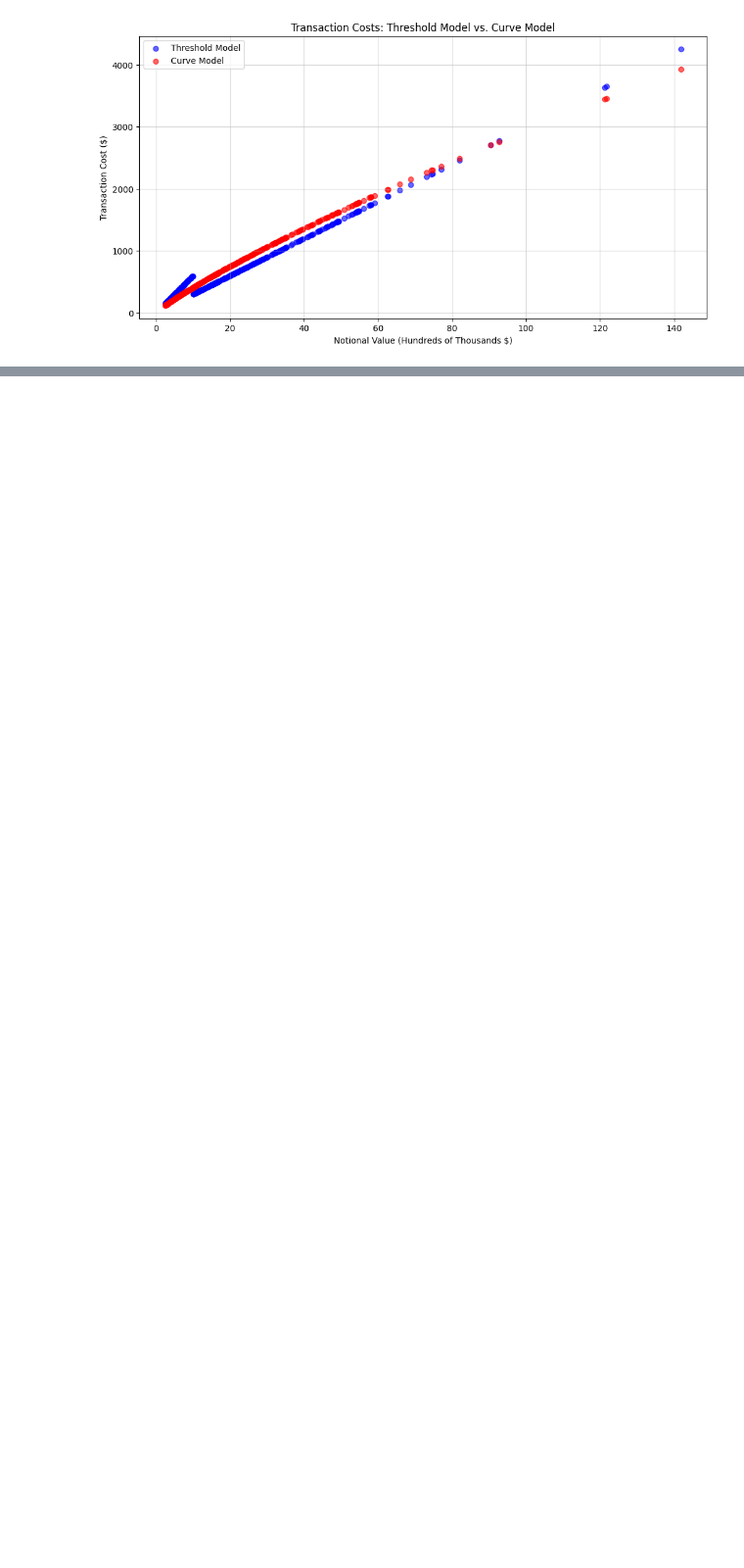
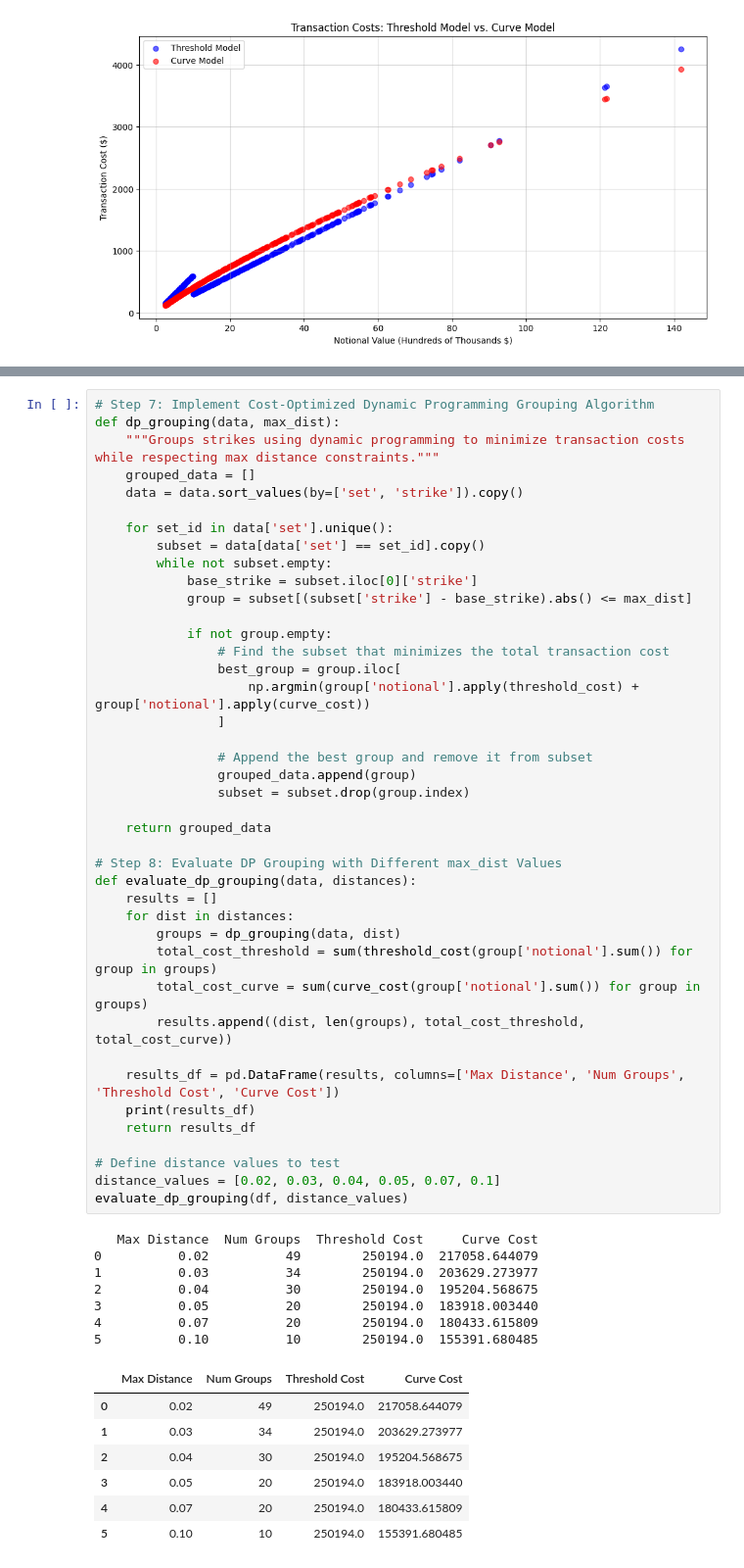
Before and after one commit to cole-le/SymetraProject, a Jupyter notebook: ColeLe_Symetra_Project.ipynb, the cells around one changed output, grey strips where cells are left out. Shown at 98% size. Cells and saved outputs as stored; diff of their text form; blank space fills up the shorter version.

```diff
--- a/ColeLe_Symetra_Project.ipynb
+++ b/ColeLe_Symetra_Project.ipynb
@@ -115,0 +195,56 @@ results_df = evaluate_distances(df, distance_values)
+# %%
+# Step 7: Implement Cost-Optimized Dynamic Programming Grouping Algorithm
+def dp_grouping(data, max_dist):
+    """Groups strikes using dynamic programming to minimize transaction costs while respecting max distance constraints."""
+    grouped_data = []
+    data = data.sort_values(by=['set', 'strike']).copy()
+
+    for set_id in data['set'].unique():
+        subset = data[data['set'] == set_id].copy()
+        while not subset.empty:
+            base_strike = subset.iloc[0]['strike']
+            group = subset[(subset['strike'] - base_strike).abs() <= max_dist]
+
+            if not group.empty:
+                # Find the subset that minimizes the total transaction cost
+                best_group = group.iloc[
+                    np.argmin(group['notional'].apply(threshold_cost) + group['notional'].apply(curve_cost))
+                ]
+
+                # Append the best group and remove it from subset
+                grouped_data.append(group)
+                subset = subset.drop(group.index)
+
+    return grouped_data
+
+# Step 8: Evaluate DP Grouping with Different max_dist Values
+def evaluate_dp_grouping(data, distances):
+    results = []
+    for dist in distances:
+        groups = dp_grouping(data, dist)
+        total_cost_threshold = sum(threshold_cost(group['notional'].sum()) for group in groups)
+        total_cost_curve = sum(curve_cost(group['notional'].sum()) for group in groups)
+        results.append((dist, len(groups), total_cost_threshold, total_cost_curve))
+
+    results_df = pd.DataFrame(results, columns=['Max Distance', 'Num Groups', 'Threshold Cost', 'Curve Cost'])
+    print(results_df)
+    return results_df
+
+# Define distance values to test
+distance_values = [0.02, 0.03, 0.04, 0.05, 0.07, 0.1]
+evaluate_dp_grouping(df, distance_values)
+# %% [output]
+   Max Distance  Num Groups  Threshold Cost     Curve Cost
+0          0.02          49        250194.0  217058.644079
+1          0.03          34        250194.0  203629.273977
+2          0.04          30        250194.0  195204.568675
+3          0.05          20        250194.0  183918.003440
+4          0.07          20        250194.0  180433.615809
+5          0.10          10        250194.0  155391.680485
+|  | Max Distance | Num Groups | Threshold Cost | Curve Cost |
+| 0 | 0.02 | 49 | 250194.0 | 217058.644079 |
+| 1 | 0.03 | 34 | 250194.0 | 203629.273977 |
+| 2 | 0.04 | 30 | 250194.0 | 195204.568675 |
+| 3 | 0.05 | 20 | 250194.0 | 183918.003440 |
+| 4 | 0.07 | 20 | 250194.0 | 180433.615809 |
+| 5 | 0.10 | 10 | 250194.0 | 155391.680485 |
```
Also changed, not shown: parts of 9 cells of this notebook.
